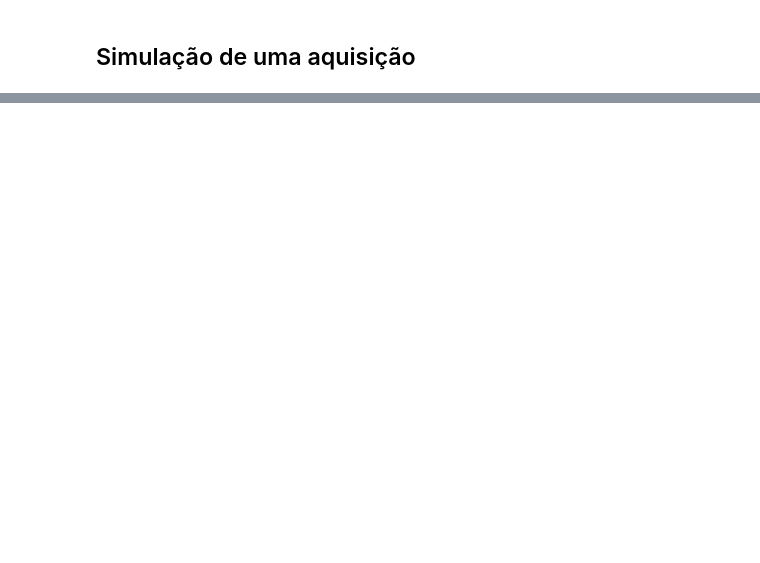
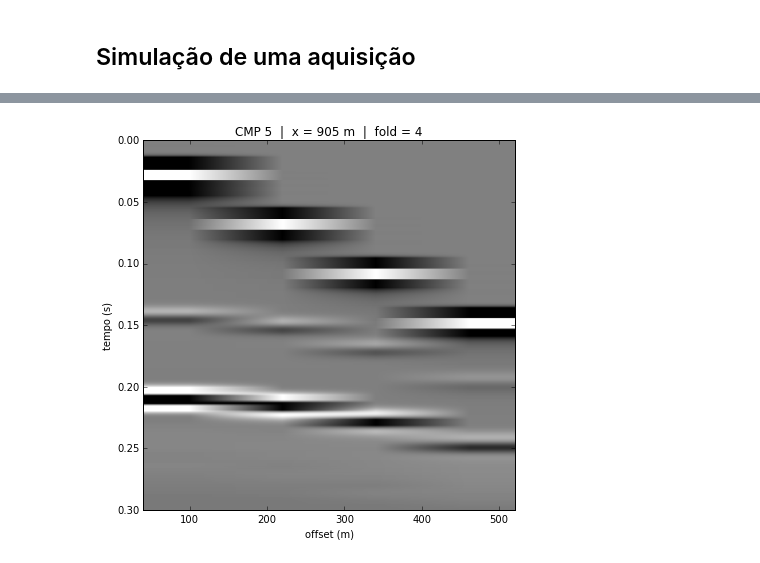
Before and after one commit to leouieda/geofisica2, a Jupyter notebook: notebooks/sismica-reflexao.ipynb, the cells around one changed output, grey strips where cells are left out. Drawn from its saved outputs; the diff is of its cells as text; code cells hidden in the pictures; blank space fills up the shorter version.

```diff
--- a/notebooks/sismica-reflexao.ipynb
+++ b/notebooks/sismica-reflexao.ipynb
@@ -147,0 +184,15 @@ sims[15].animate(20, embed=True, dpi=50, fps=5, cutoff=0.0002, cmap='Greys')
+# %%
+def plot_cmps(CMP):
+    x, off, dados = cmps[CMP - 1]
+    plt.figure(figsize=(6, 6))
+    plt.title("CMP {}  |  x = {} m  |  fold = {}".format(CMP, x, len(off)))
+    d = off*spacing
+    gain = 0.00005
+    mpl.seismic_image(dados, dt=dt, ranges=(d.min(), d.max()),
+                      vmin=-gain, vmax=gain, aspect='auto')
+    plt.xlabel(u'offset (m)')
+    plt.ylabel('tempo (s)')
+    plt.tight_layout()
+widgets.interactive(plot_cmps, CMP=(1, len(cmps), 1))
+# %% [output]
+[figure, added]
```
Also changed, not shown: parts of 19 cells of this notebook.
